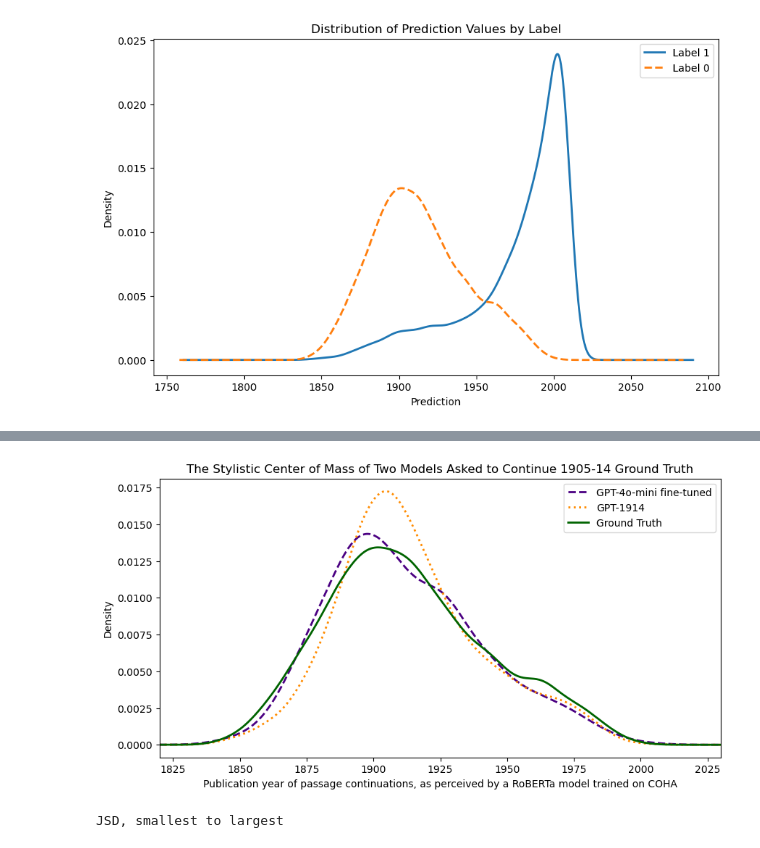
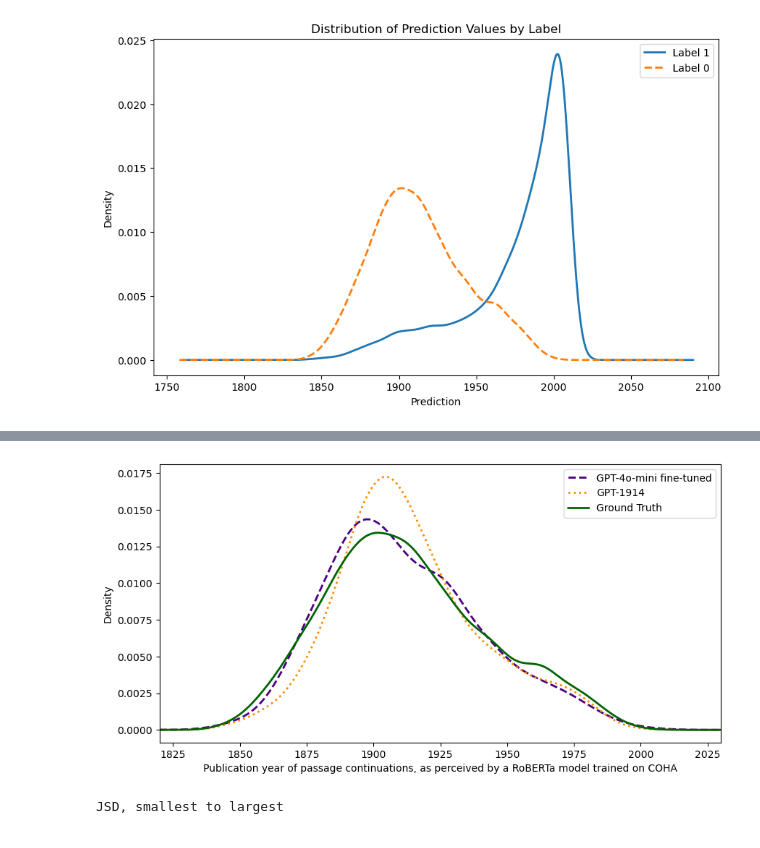
Before and after one commit to Historical-AI-Lab/GPT-1914, a Jupyter notebook: anachronism/VisualizePublicationYears.ipynb, the cells around one changed output, grey strips where cells are left out. Drawn from its saved outputs; the diff is of its cells as text; code cells hidden in the pictures.

```diff
--- a/anachronism/VisualizePublicationYears.ipynb
+++ b/anachronism/VisualizePublicationYears.ipynb
@@ -101,22 +101,22 @@ plt.show()
 # %%
 # We plot kernel density estimates of the publication years of all four datasets:
 # the GPT-3.5 dataset, the GPT-4o dataset, the GPT-1914 dataset, and the ground truth dataset.
 # Since real publication years don't extend below 1850 or above 2020, we limit the x-axis to this range.
 
 plt.figure(figsize=(10, 5))
 finetune['prediction'].plot(kind='kde', label='GPT-4o-mini fine-tuned', linestyle='--', linewidth=2, color='indigo')
 gpt1914['prediction'].plot(kind='kde', label='GPT-1914', linestyle=':', linewidth=2, color='darkorange')
 groundtruth['prediction'].plot(kind='kde', label='Ground Truth', linestyle='solid', linewidth=2, color='darkgreen')
 
 plt.xlim(1820, 2030)
-plt.title('The Stylistic Center of Mass of Two Models Asked to Continue 1905-14 Ground Truth')
+#plt.title('The Stylistic Center of Mass of Two Models Asked to Continue 1905-14 Ground Truth')
 plt.xlabel('Publication year of passage continuations, as perceived by a RoBERTa model trained on COHA')
 plt.ylabel('Density')
 plt.legend()
 
 # We export the plot to a file using bbox_inches='tight' to ensure that the legend is not cut off.
 plt.savefig('finetuned_center_of_mass.png', bbox_inches='tight', dpi=300)
 
 plt.show()
 # %% [output]
-[figure, old version]
+[figure, new version]
```
Also changed, not shown: parts of 2 cells of this notebook, 3 other files.
